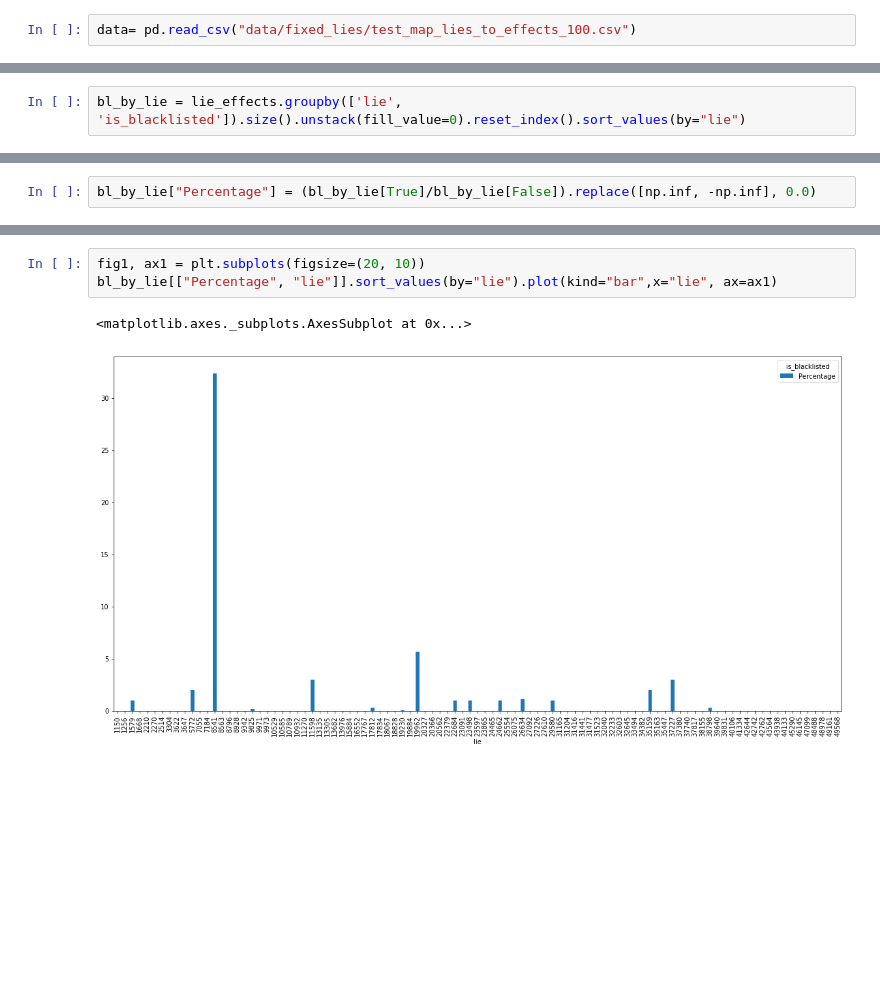
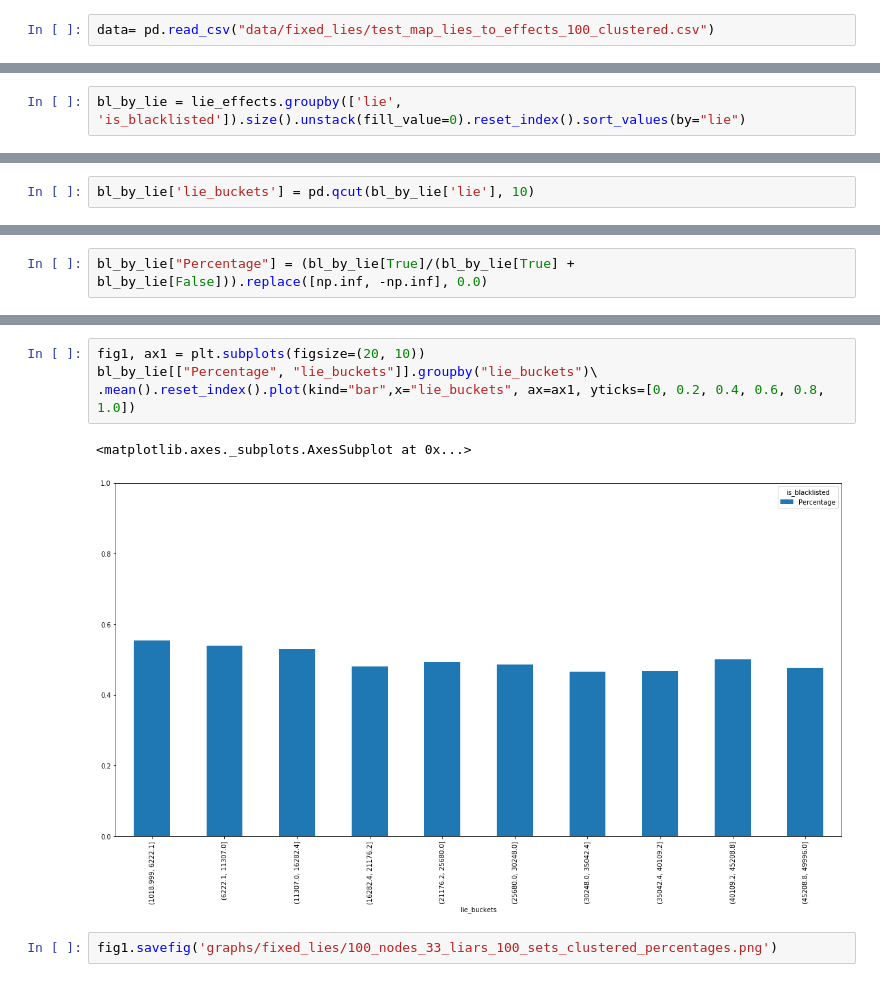
Before and after one commit to isabella232/student_19_proof-of-loc, a Jupyter notebook: python_graphs/Fixed_Lies.ipynb, the cells around one changed output, grey strips where cells are left out. Saved outputs shown, nothing was run; the diff lists cells and outputs as text; blank space fills up the shorter version.

```diff
--- a/python_graphs/Fixed_Lies.ipynb
+++ b/python_graphs/Fixed_Lies.ipynb
@@ -5,4 +5,4 @@ import pandas as pd
 import numpy as np
 import matplotlib.pyplot as plt
 # %%
-data= pd.read_csv("data/fixed_lies/test_map_lies_to_effects_100.csv")
+data= pd.read_csv("data/fixed_lies/test_map_lies_to_effects_100_clustered.csv")
@@ -112,0 +134,2 @@ bl_by_lie
+# %%
+bl_by_lie['lie_buckets'] = pd.qcut(bl_by_lie['lie'], 10)
@@ -121,5 +158,5 @@ fig.savefig('graphs/fixed_lies/100_nodes_33_liars_100_sets.png')
 # %%
-bl_by_lie["Percentage"] = (bl_by_lie[True]/bl_by_lie[False]).replace([np.inf, -np.inf], 0.0)
+bl_by_lie["Percentage"] = (bl_by_lie[True]/(bl_by_lie[True] + bl_by_lie[False])).replace([np.inf, -np.inf], 0.0)
 # %%
 bl_by_lie
 # %% [output]
@@ -144,6 +181,9 @@ bl_by_lie
 # %%
 fig1, ax1 = plt.subplots(figsize=(20, 10))
-bl_by_lie[["Percentage", "lie"]].sort_values(by="lie").plot(kind="bar",x="lie", ax=ax1)
+bl_by_lie[["Percentage", "lie_buckets"]].groupby("lie_buckets")\
+.mean().reset_index().plot(kind="bar",x="lie_buckets", ax=ax1, yticks=[0, 0.2, 0.4, 0.6, 0.8, 1.0])
 # %% [output]
 <matplotlib.axes._subplots.AxesSubplot at 0x...>
-[figure, old version]
+[figure, new version]
+# %%
+fig1.savefig('graphs/fixed_lies/100_nodes_33_liars_100_sets_clustered_percentages.png')
```
Also changed, not shown: parts of 11 cells of this notebook, 9 other files.
